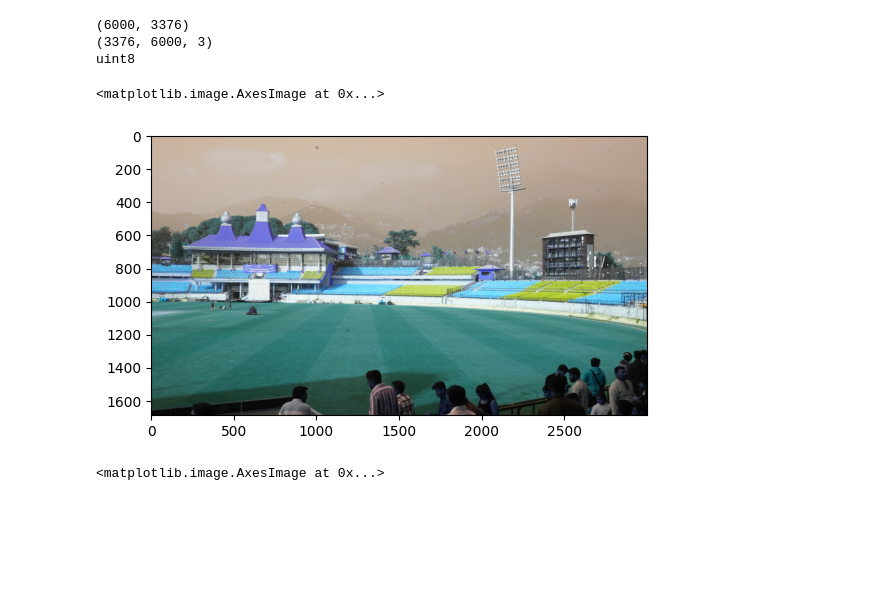
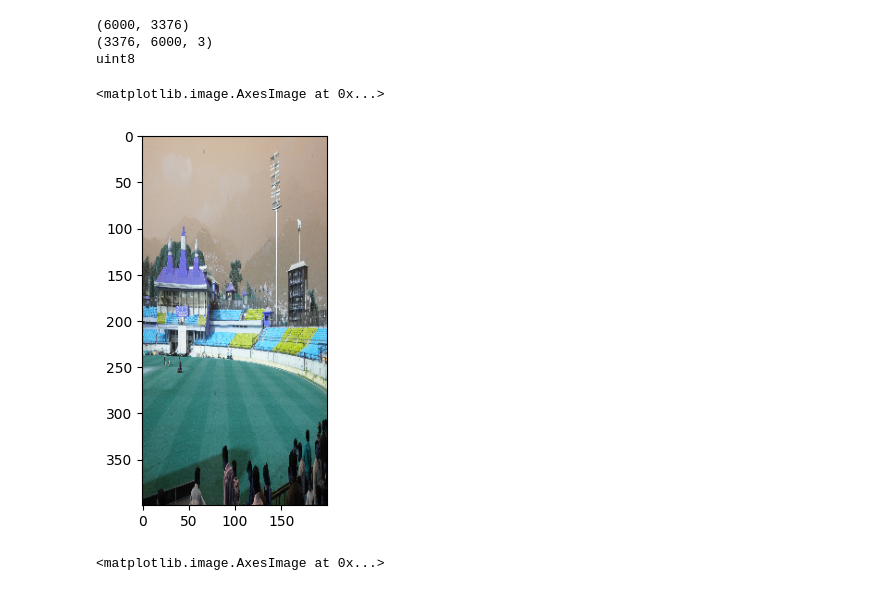
Before and after one commit to ksaini81122/python-Gen, a Jupyter notebook: CNN/imageprocessing.ipynb, the cells around one changed output. Cells and saved outputs as stored; diff of their text form; code cells hidden in the pictures; blank space fills up the shorter version.

```diff
--- a/CNN/imageprocessing.ipynb
+++ b/CNN/imageprocessing.ipynb
@@ -64,16 +66,16 @@ uint8
 # %%
 ##scaling(resize)-- change the size of an image - either increasing or decreasing
 ##scaled_img = cv2.resize(img,(width,height))
 
-# scaled_img=cv2.resize(img,(200, 400))
-scaled_img = cv2.resize(img , (0, 0), fx=0.5, fy=0.5)
-##fx and fy == scaling factors
-##(0,0) -- original size
-##height = 200 x 0.5 = 100
+scaled_img=cv2.resize(img,(200, 400))
+# scaled_img = cv2.resize(img , (0, 0), fx=0.5, fy=0.5)
+# ##fx and fy == scaling factors
+# ##(0,0) -- original size
+# ##height = 200 x 0.5 = 100
 plt.imshow(scaled_img)
 # %% [output]
 <matplotlib.image.AxesImage at 0x...>
-[figure, old version]
+[figure, new version]
 # %%
 ##translation--shift an image vertically or horizontally
 import numpy as np
```
Also changed, not shown: parts of 2 cells of this notebook.
